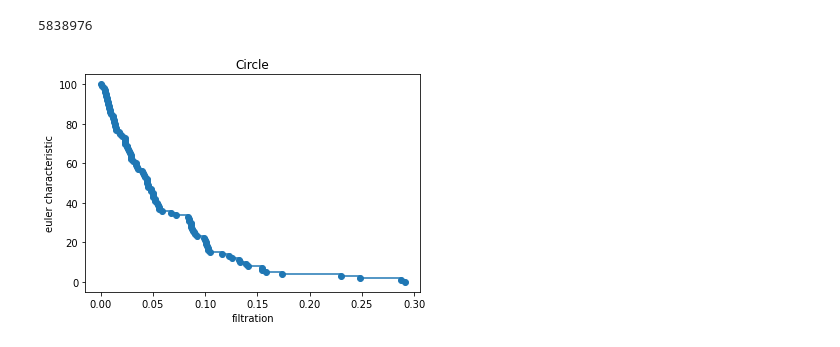
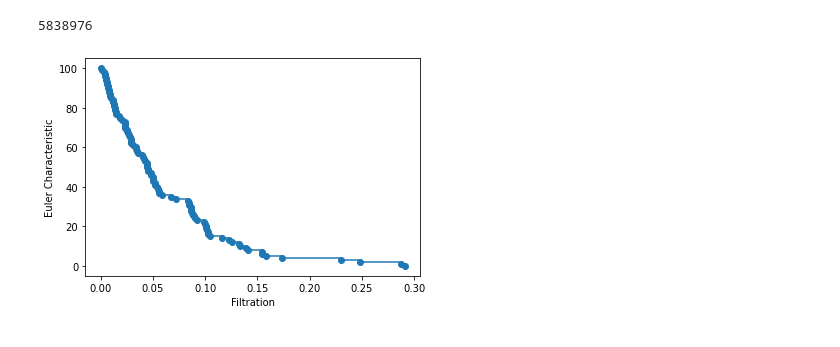
Before and after one commit to dioscuri-tda/pyEulerCurves, a Jupyter notebook: examples/example_Vietoris-Rips.ipynb, the cells around one changed output. Cells and saved outputs as stored; diff of their text form; code cells hidden in the pictures.

Commit message:
updated plot function in examples

```diff
--- a/examples/example_Vietoris-Rips.ipynb
+++ b/examples/example_Vietoris-Rips.ipynb
@@ -41,6 +41,8 @@ trans.number_of_simplices
 # %% [output]
 5838976
 # %%
-plot_euler_curve(ecc, with_lines=True, title='Circle')
+fig, axs = plt.subplots(1)
+
+im0 = plot_euler_curve(ecc, axs, with_lines=True)
 # %% [output]
-[figure, old version]
+[figure, new version]
```
Also changed, not shown: parts of 2 cells of this notebook, 1 other file.
